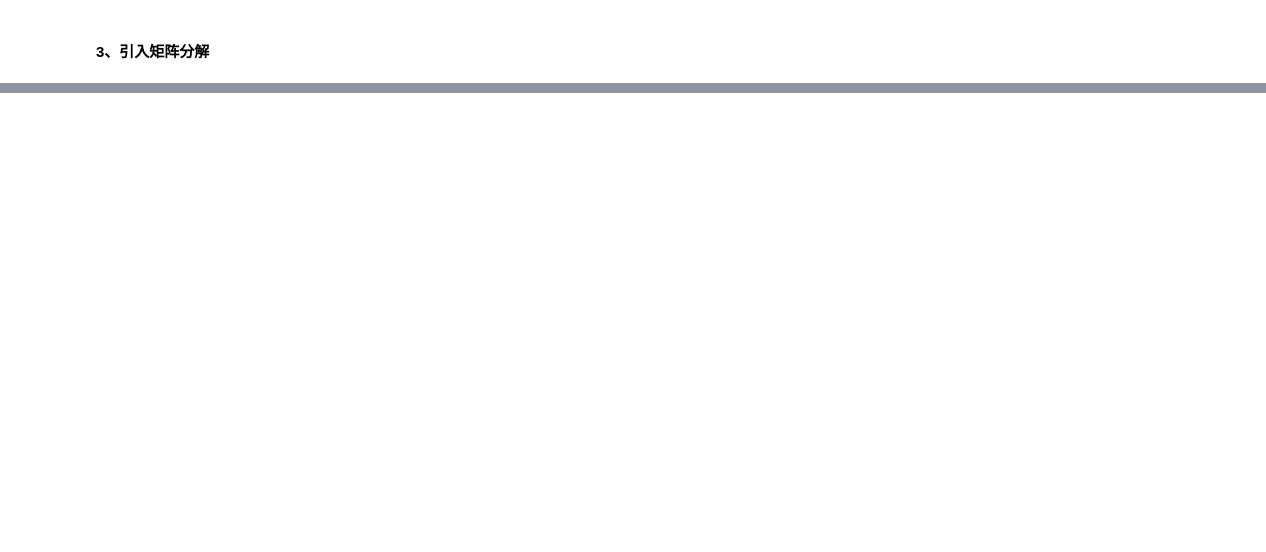
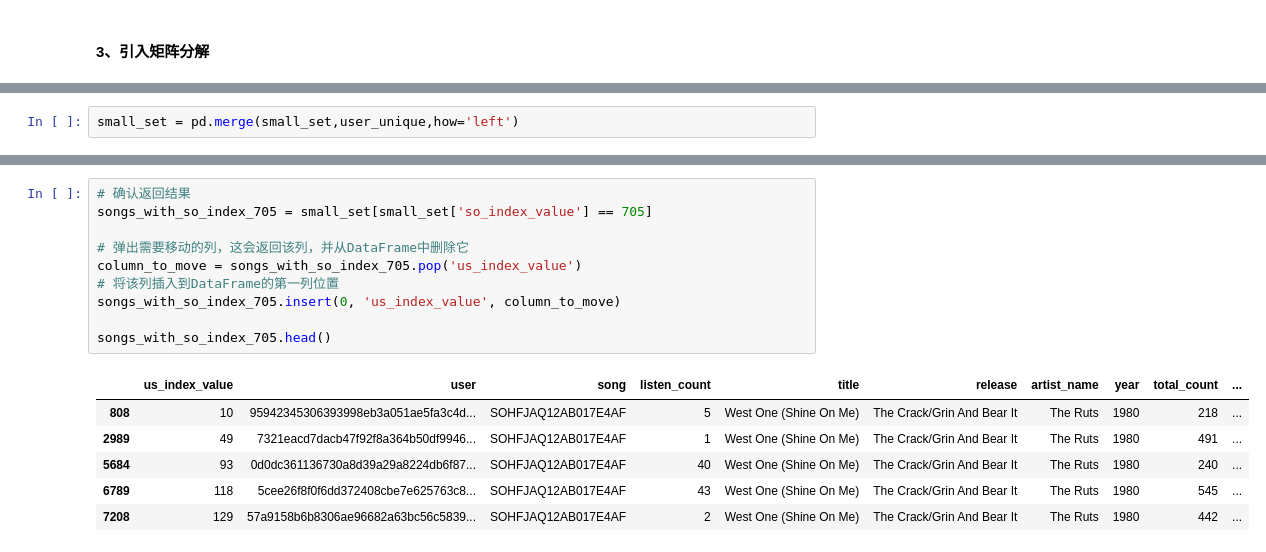
Before and after one commit to fang362/MusicRecommendation, a Jupyter notebook: music_Recommendation(最终版.ipynb, the cells around one changed output, grey strips where cells are left out. Drawn from its saved outputs; the diff is of its cells as text; blank space fills up the shorter version.

```diff
--- a/music_Recommendation(最终版.ipynb
+++ b/music_Recommendation(最终版.ipynb
@@ -436,0 +814,2 @@ mat_set
+# %%
+small_set = pd.merge(small_set,user_unique,how='left')
@@ -514,0 +1048,17 @@ for user in uTest:
+# %%
+# 确认返回结果
+songs_with_so_index_705 = small_set[small_set['so_index_value'] == 705]
+
+# 弹出需要移动的列，这会返回该列，并从DataFrame中删除它
+column_to_move = songs_with_so_index_705.pop('us_index_value')
+# 将该列插入到DataFrame的第一列位置
+songs_with_so_index_705.insert(0, 'us_index_value', column_to_move)
+
+songs_with_so_index_705.head()
+# %% [output]
+|  | us_index_value | user | song | listen_count | title | release | artist_name | year | total_count | ... |
+| 808 | 10 | 95942345306393998eb3a051ae5fa3c4d... | SOHFJAQ12AB017E4AF | 5 | West One (Shine On Me) | The Crack/Grin And Bear It | The Ruts | 1980 | 218 | ... |
+| 2989 | 49 | 7321eacd7dacb47f92f8a364b50df9946... | SOHFJAQ12AB017E4AF | 1 | West One (Shine On Me) | The Crack/Grin And Bear It | The Ruts | 1980 | 491 | ... |
+| 5684 | 93 | 0d0dc361136730a8d39a29a8224db6f87... | SOHFJAQ12AB017E4AF | 40 | West One (Shine On Me) | The Crack/Grin And Bear It | The Ruts | 1980 | 240 | ... |
+| 6789 | 118 | 5cee26f8f0f6dd372408cbe7e625763c8... | SOHFJAQ12AB017E4AF | 43 | West One (Shine On Me) | The Crack/Grin And Bear It | The Ruts | 1980 | 545 | ... |
+| 7208 | 129 | 57a9158b6b8306ae96682a63bc56c5839... | SOHFJAQ12AB017E4AF | 2 | West One (Shine On Me) | The Crack/Grin And Bear It | The Ruts | 1980 | 442 | ... |
```
Also changed, not shown: parts of 84 cells of this notebook.
